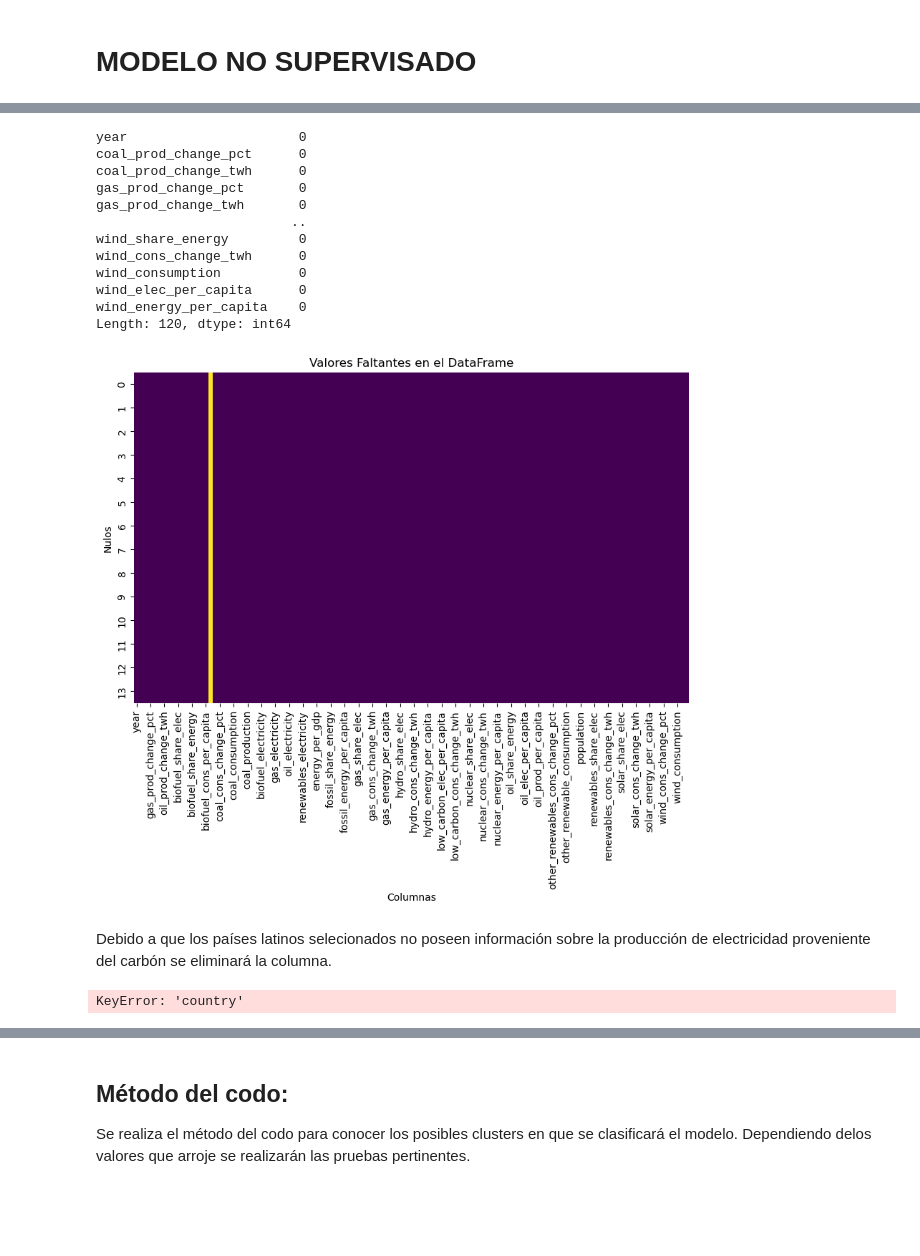
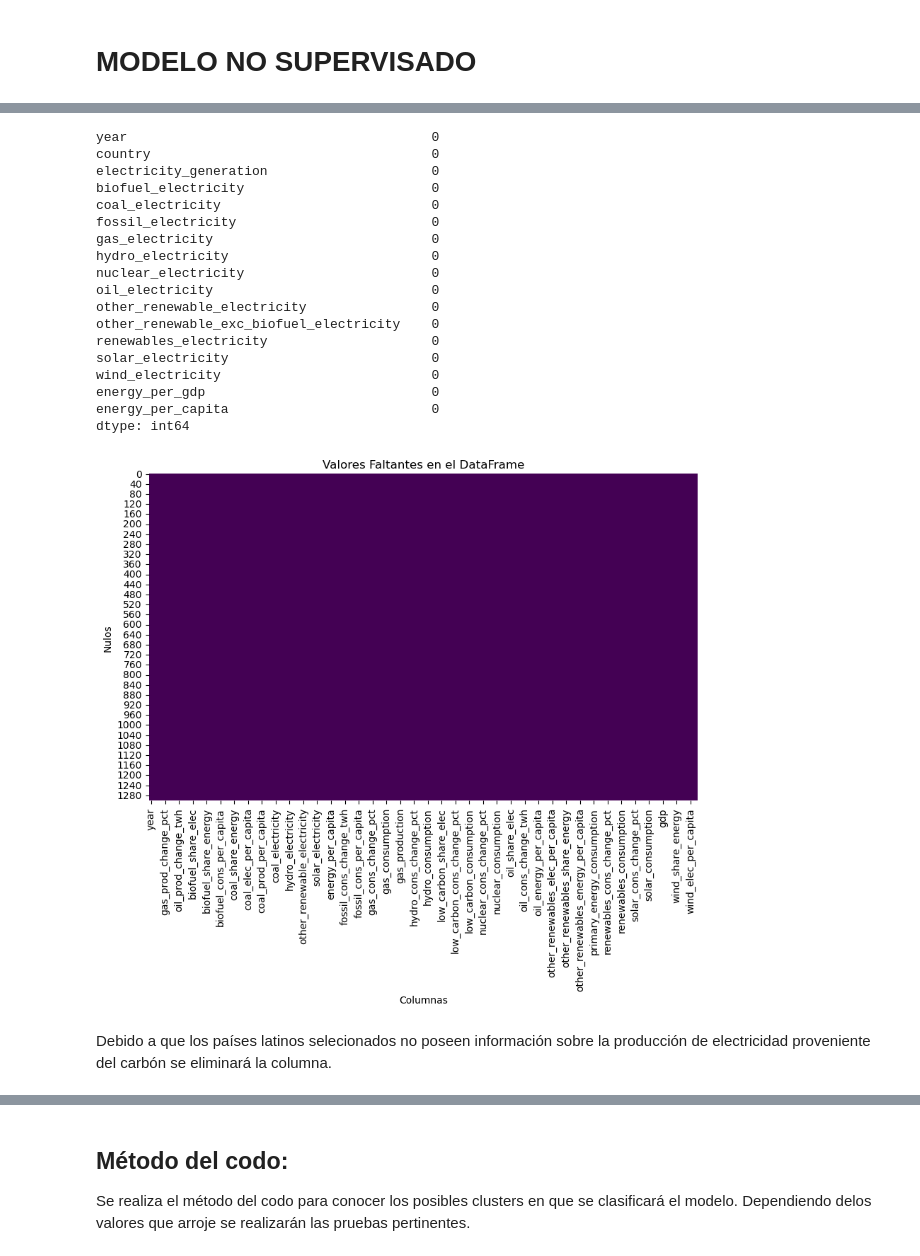
Before and after one commit to L-Ameneiro/EDA-Datasets, a Jupyter notebook: notebooks/MODELO NO SUPERVISADO consumo_energ_mundial.ipynb, the cells around one changed output, grey strips where cells are left out. Drawn from its saved outputs; the diff is of its cells as text; code cells hidden in the pictures; blank space fills up the shorter version.

```diff
--- a/notebooks/MODELO NO SUPERVISADO consumo_energ_mundial.ipynb
+++ b/notebooks/MODELO NO SUPERVISADO consumo_energ_mundial.ipynb
@@ -30,28 +42,34 @@ memory usage: 13.3 KB
 # %%
 # Se verifica que no hayan valores nulos
-prom1.isna().sum()
+electrica.isna().sum()
 # %% [output]
-year                      0
-coal_prod_change_pct      0
-coal_prod_change_twh      0
-gas_prod_change_pct       0
-gas_prod_change_twh       0
-                         ..
-wind_share_energy         0
-wind_cons_change_twh      0
-wind_consumption          0
-wind_elec_per_capita      0
-wind_energy_per_capita    0
-Length: 120, dtype: int64
+year                                       0
+country                                    0
+electricity_generation                     0
+biofuel_electricity                        0
+coal_electricity                           0
+fossil_electricity                         0
+gas_electricity                            0
+hydro_electricity                          0
+nuclear_electricity                        0
+oil_electricity                            0
+other_renewable_electricity                0
+other_renewable_exc_biofuel_electricity    0
+renewables_electricity                     0
+solar_electricity                          0
+wind_electricity                           0
+energy_per_gdp                             0
+energy_per_capita                          0
+dtype: int64
 # %%
 # Se visualiza los valores faltantes
 plt.figure(figsize=(10, 6))
-sns.heatmap(prom1.isnull(), cmap='viridis', cbar=False)
+sns.heatmap(suram2.isnull(), cmap='viridis', cbar=False)
 plt.title('Valores Faltantes en el DataFrame')
 plt.xlabel('Columnas')
 plt.ylabel('Nulos')
 plt.show()
 # %% [output]
-[figure, old version]
+[figure, new version]
 # %% [markdown]
 Debido a que los países latinos selecionados no poseen información sobre la producción de electricidad proveniente del carbón se eliminará la columna.
@@ -61,6 +76,4 @@ prom1= prom1.drop('coal_share_elec', axis=1)
 # %%
 # Se realizan códigos para la columna country que posee variables cualitativas
 map_gender = {'Argentina': 1, 'Bolivia':2, 'Brazil':3, 'Chile':4, 'Colombia':5, 'Ecuador':6,'French Guiana':7, 'Guyana':8, 'Paraguay':9, 'Peru':10, 'Suriname':11,'Trinidad and Tobago':12, 'Uruguay':13, 'Venezuela':14}
-prom11['country'] =prom1['country'].replace(map_gender)
+electrica['country'] =electrica['country'].replace(map_gender)
-# %% [output]
-KeyError: 'country'
```
Also changed, not shown: parts of 26 cells of this notebook, 6 other files.
